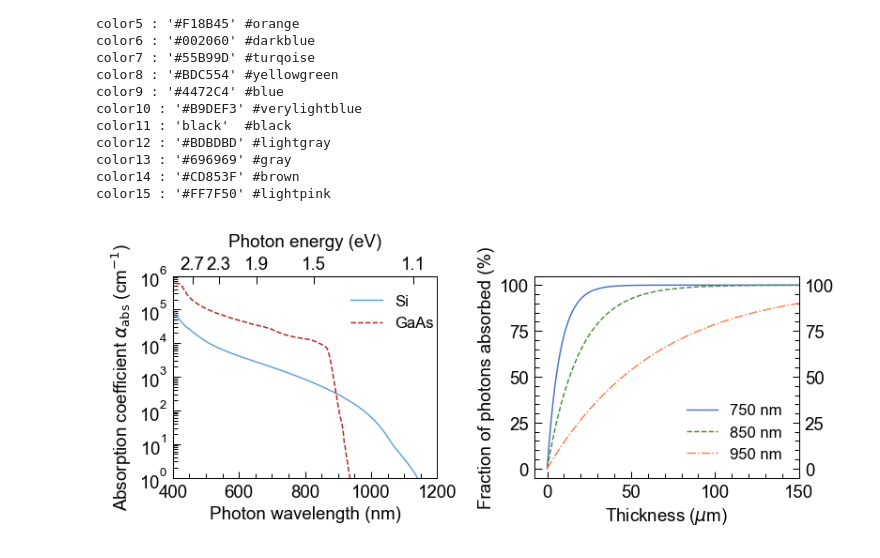
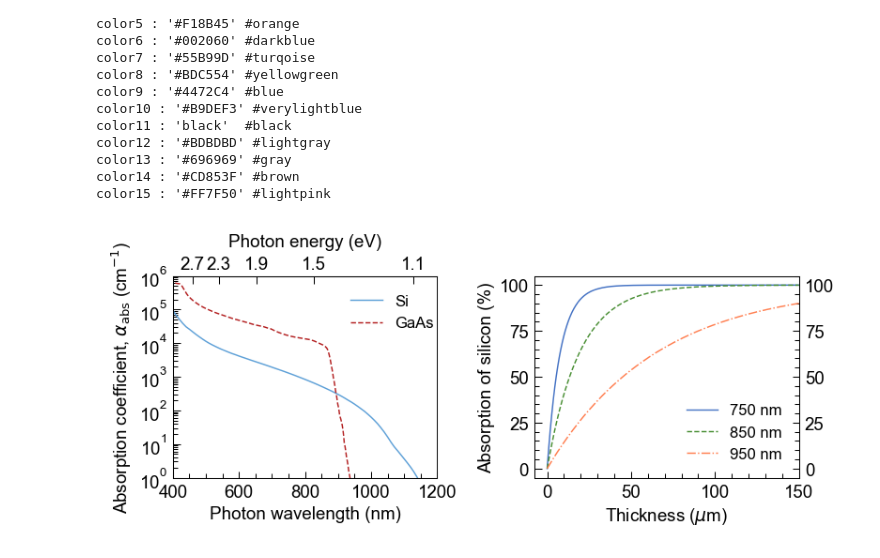
Before and after one commit to martavp/pv-textbook, a Jupyter notebook: Figures/Chapter_03/figures_python/fig_absorption_coefficients.ipynb, the cells around one changed output. Saved outputs shown, nothing was run; the diff lists cells and outputs as text; code cells hidden in the pictures.

Commit message:
Revert "update figures"
This reverts commit 190704e3630d0a91607751d89b3e861102f36240.

```diff
--- a/Figures/Chapter_03/figures_python/fig_absorption_coefficients.ipynb
+++ b/Figures/Chapter_03/figures_python/fig_absorption_coefficients.ipynb
@@ -76,7 +76,7 @@ ax.set_yscale('log')
 ax.set_ylim(1, 1e6)
 ax.set_xlim(400, 1200)
 ax.set_xlabel('Photon wavelength (nm)')
-ax.set_ylabel(r'Absorption coefficient $\alpha_{\mathrm{abs}}$ (cm$^{-1}$)')
+ax.set_ylabel(r'Absorption coefficient, $\alpha_{\mathrm{abs}}$ (cm$^{-1}$)')
 ax.xaxis.set_minor_locator(AutoMinorLocator(4))
 ax.yaxis.set_major_locator(LogLocator(base=10, numticks=8))
 ax.yaxis.set_minor_locator(LogLocator(base=10, subs=np.linspace(0.2,0.9,8),
@@ -92,32 +92,32 @@ secax.set_xticks(np.array([1.1, 1.5, 1.9, 2.3, 2.7]))
 secax.set_xlabel('Photon energy (eV)', labelpad=5)
 secax.tick_params('x', pad=1.5)
 
 ax.legend(loc=[0.65, 0.7])
 #-------------------------------
 with mpl.rc_context({'ytick.right':True}):
     ax2 = fig.add_subplot(122)
 
     thickness =np.linspace(0, 150, 500) # um
     low = 1240/750 #eV
     med = 1240/850 #eV
     high = 1240/950 #eV
 
     ax2.plot(thickness, [100*absorption(ac_interp_Si(low), t) for t in thickness], '-',c=colors['color9'], label=r'%d nm' % (1240/low))
     ax2.plot(thickness, [100*absorption(ac_interp_Si(med), t) for t in thickness], '--', c=colors['color3'], label='%d nm' % (1240/med))
     ax2.plot(thickness, [100*absorption(ac_interp_Si(high), t) for t in thickness], '-.', c=colors['color15'], label='%d nm' % (1240/high))
     ax2.set_yscale('linear')
     ax2.set_xlabel(r'Thickness ($\mu$m)')
-    ax2.set_ylabel('Fraction of photons absorbed (%)')
+    ax2.set_ylabel('Absorption of silicon (%)')
     ax2.set_ylim(None, 105)
     ax2.set_xlim(None, 150)
     ax2.xaxis.set_minor_locator(AutoMinorLocator(5))
     ax2.yaxis.set_minor_locator(AutoMinorLocator(5))
     ax2.tick_params(labelbottom=True, labeltop=False, labelleft=True, labelright=True)
     ax2.yaxis.set_minor_locator(AutoMinorLocator(5))
     ax2.legend(loc=[0.55, 0.05])
     #-------------------------------
     plt.tight_layout()
 
 #plt.savefig ('./abs_coef.png', dpi=DPI_SAVE)
 # %% [output]
-[figure, old version]
+[figure, new version]
```
Also changed, not shown: 16 other files.
